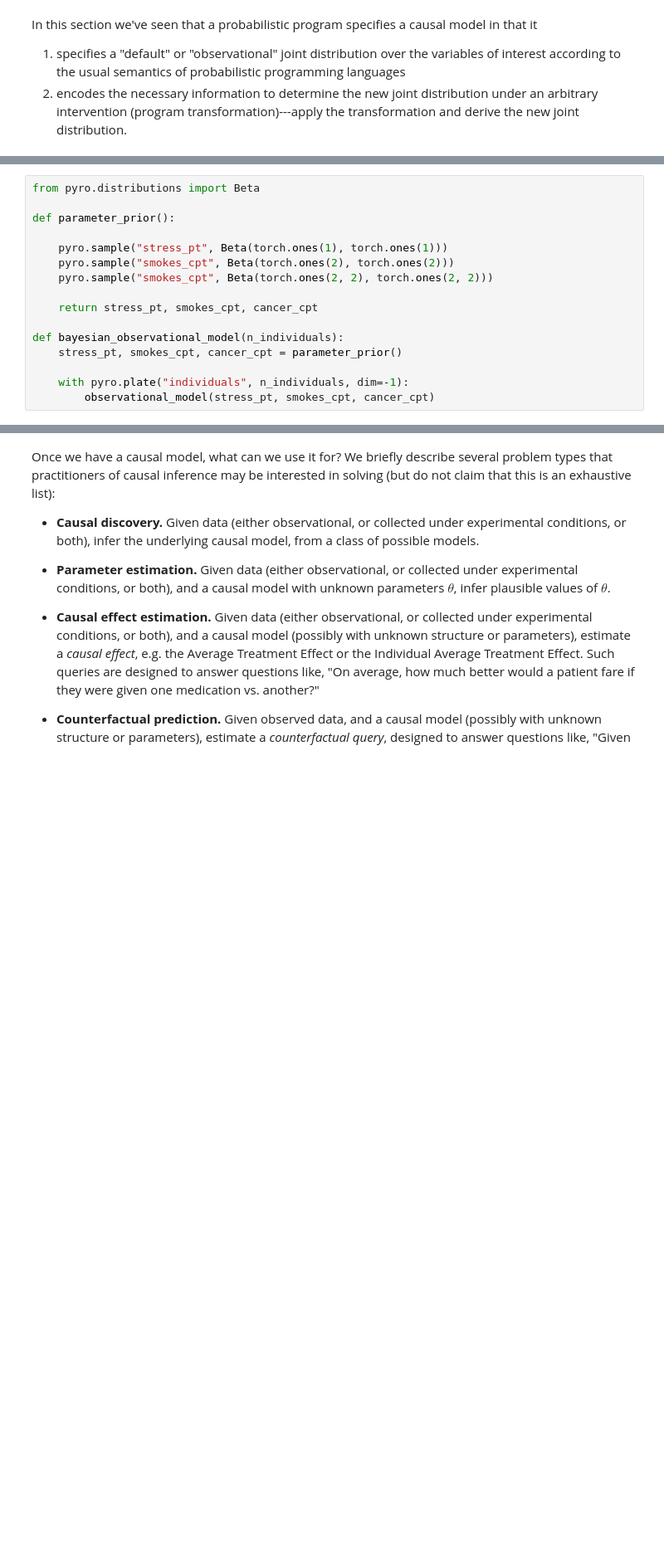
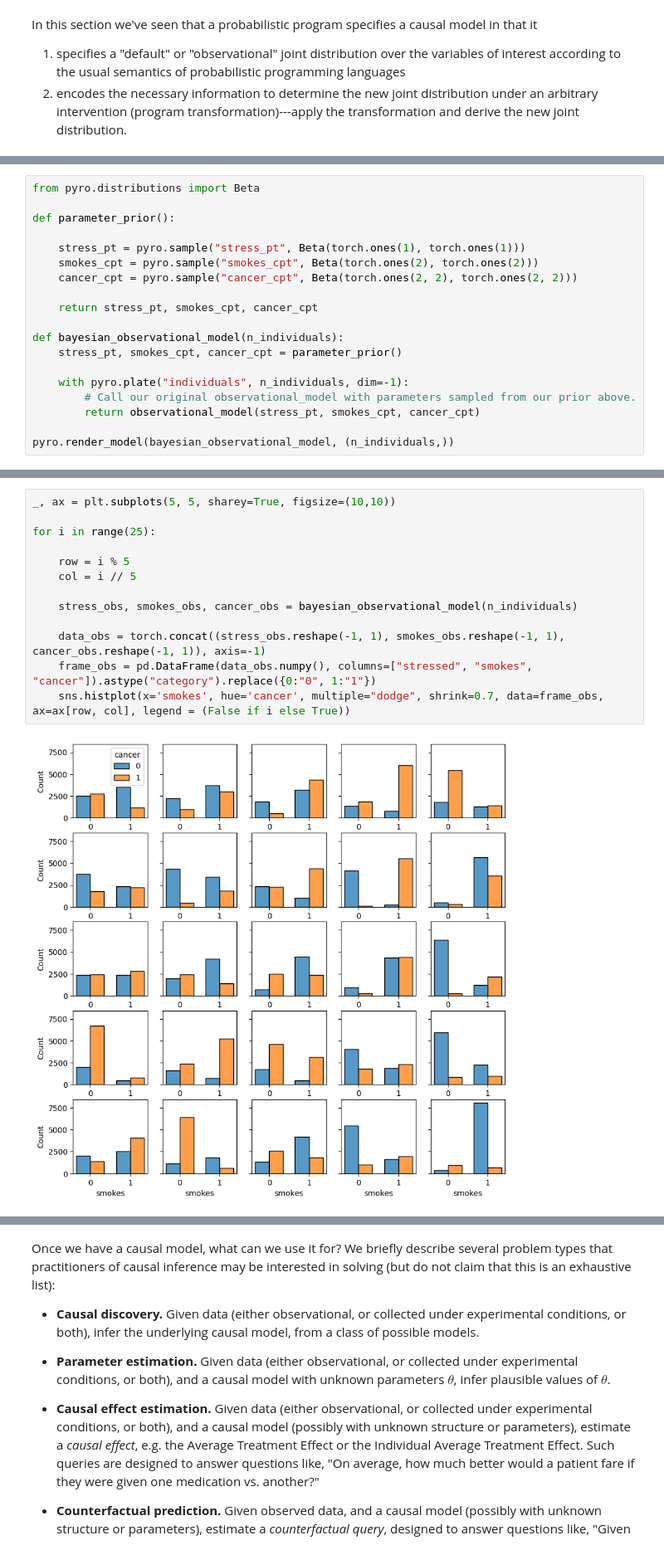
Before and after one commit to BasisResearch/chirho, a Jupyter notebook: docs/source/tutorial_i.ipynb, the cells around one changed output, grey strips where cells are left out. Shown at 83% size. Cells and saved outputs as stored; diff of their text form; blank space fills up the shorter version.

Commit message:
Finished most of observation 2 for tutorial 1, plus some TODOs.

```diff
--- a/docs/source/tutorial_i.ipynb
+++ b/docs/source/tutorial_i.ipynb
@@ -224,9 +228,9 @@ from pyro.distributions import Beta
 
 def parameter_prior():
 
-    pyro.sample("stress_pt", Beta(torch.ones(1), torch.ones(1)))
-    pyro.sample("smokes_cpt", Beta(torch.ones(2), torch.ones(2)))
-    pyro.sample("smokes_cpt", Beta(torch.ones(2, 2), torch.ones(2, 2)))
+    stress_pt = pyro.sample("stress_pt", Beta(torch.ones(1), torch.ones(1)))
+    smokes_cpt = pyro.sample("smokes_cpt", Beta(torch.ones(2), torch.ones(2)))
+    cancer_cpt = pyro.sample("cancer_cpt", Beta(torch.ones(2, 2), torch.ones(2, 2)))
 
     return stress_pt, smokes_cpt, cancer_cpt
 
@@ -234,4 +238,7 @@ def bayesian_observational_model(n_individuals):
     stress_pt, smokes_cpt, cancer_cpt = parameter_prior()
 
     with pyro.plate("individuals", n_individuals, dim=-1):
-        observational_model(stress_pt, smokes_cpt, cancer_cpt)
+        # Call our original observational_model with parameters sampled from our prior above.
+        return observational_model(stress_pt, smokes_cpt, cancer_cpt)
+
+pyro.render_model(bayesian_observational_model, (n_individuals,))
@@ -239,0 +249,15 @@ TODO: Add below.
+# %%
+_, ax = plt.subplots(5, 5, sharey=True, figsize=(10,10))
+
+for i in range(25):
+
+    row = i % 5
+    col = i // 5
+
+    stress_obs, smokes_obs, cancer_obs = bayesian_observational_model(n_individuals)
+
+    data_obs = torch.concat((stress_obs.reshape(-1, 1), smokes_obs.reshape(-1, 1), cancer_obs.reshape(-1, 1)), axis=-1)
+    frame_obs = pd.DataFrame(data_obs.numpy(), columns=["stressed", "smokes", "cancer"]).astype("category").replace({0:"0", 1:"1"})
+    sns.histplot(x='smokes', hue='cancer', multiple="dodge", shrink=0.7, data=frame_obs, ax=ax[row, col], legend = (False if i else True))
+# %% [output]
+[figure, added]
```
Also changed, not shown: parts of 20 cells of this notebook.
